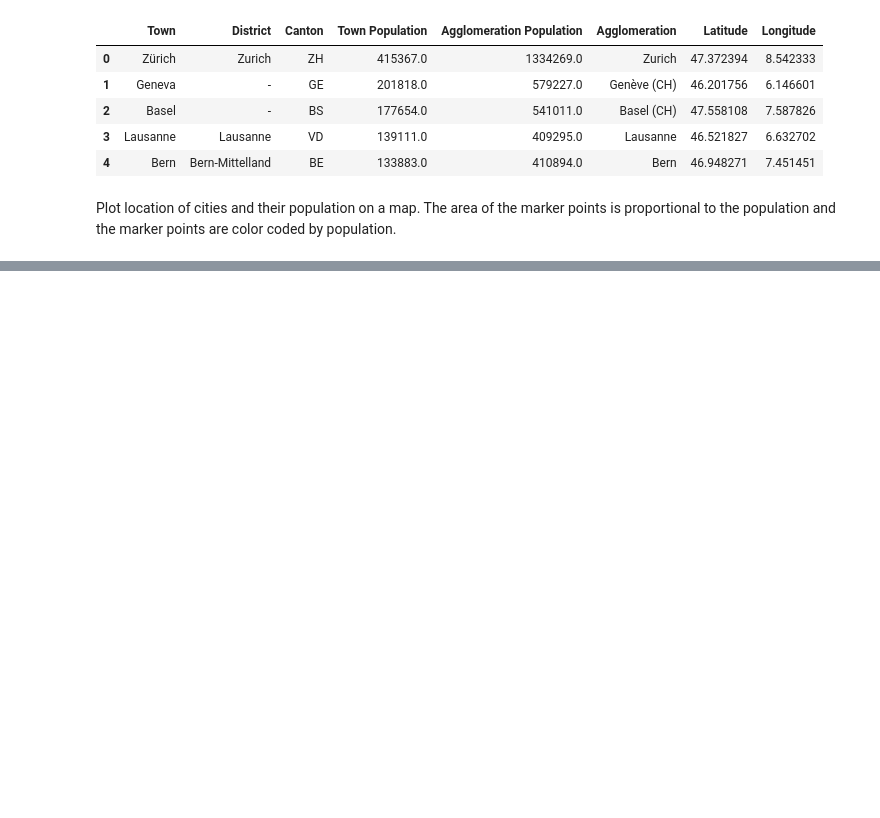
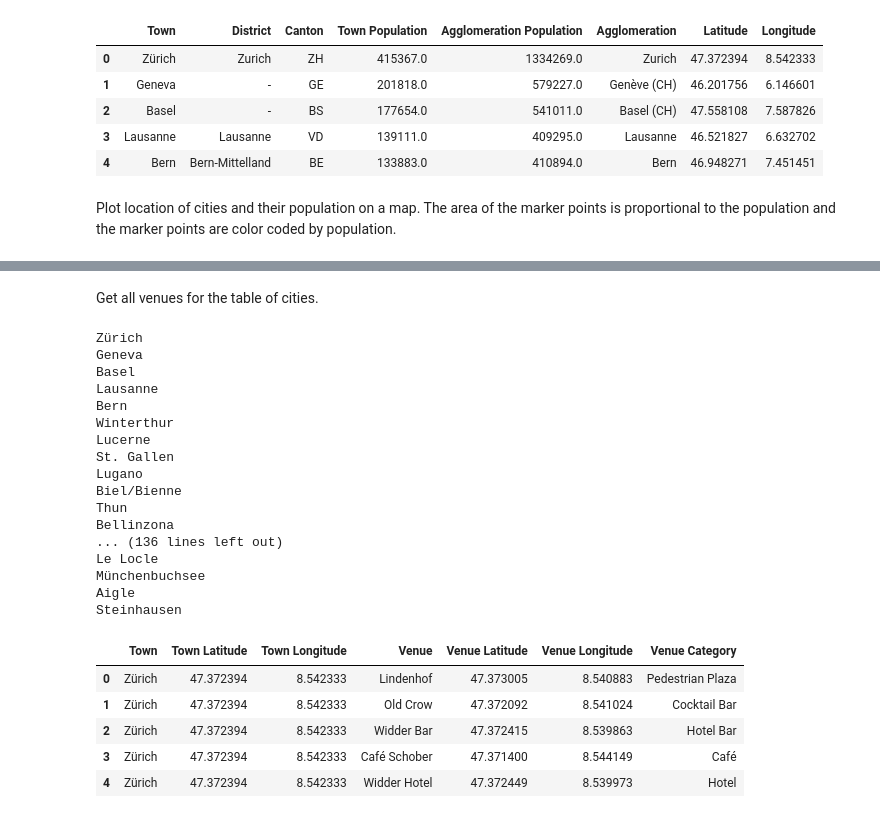
Before and after one commit to jodietrich/Coursera_Capstone, a Jupyter notebook: swiss_city_clustering.ipynb, the cells around one changed output, grey strips where cells are left out. Saved outputs shown, nothing was run; the diff lists cells and outputs as text; code cells hidden in the pictures; blank space fills up the shorter version.

```diff
--- a/swiss_city_clustering.ipynb
+++ b/swiss_city_clustering.ipynb
@@ -232,0 +295,28 @@ Get venues for one city (Chur).
+# %% [markdown]
+Get all venues for the table of cities.
+# %%
+venues = getNearbyVenues(cities['Town'], latitudes=cities['Latitude'], longitudes=cities['Longitude'], limit=100)
+# %% [output]
+Zürich
+Geneva
+Basel
+Lausanne
+Bern
+Winterthur
+Lucerne
+St. Gallen
+Lugano
+Biel/Bienne
+Thun
+Bellinzona
+... (136 lines left out)
+Le Locle
+Münchenbuchsee
+Aigle
+Steinhausen
+|  | Town | Town Latitude | Town Longitude | Venue | Venue Latitude | Venue Longitude | Venue Category |
+| 0 | Zürich | 47.372394 | 8.542333 | Lindenhof | 47.373005 | 8.540883 | Pedestrian Plaza |
+| 1 | Zürich | 47.372394 | 8.542333 | Old Crow | 47.372092 | 8.541024 | Cocktail Bar |
+| 2 | Zürich | 47.372394 | 8.542333 | Widder Bar | 47.372415 | 8.539863 | Hotel Bar |
+| 3 | Zürich | 47.372394 | 8.542333 | Café Schober | 47.371400 | 8.544149 | Café |
+| 4 | Zürich | 47.372394 | 8.542333 | Widder Hotel | 47.372449 | 8.539973 | Hotel |
```
Also changed, not shown: parts of 12 cells of this notebook.
